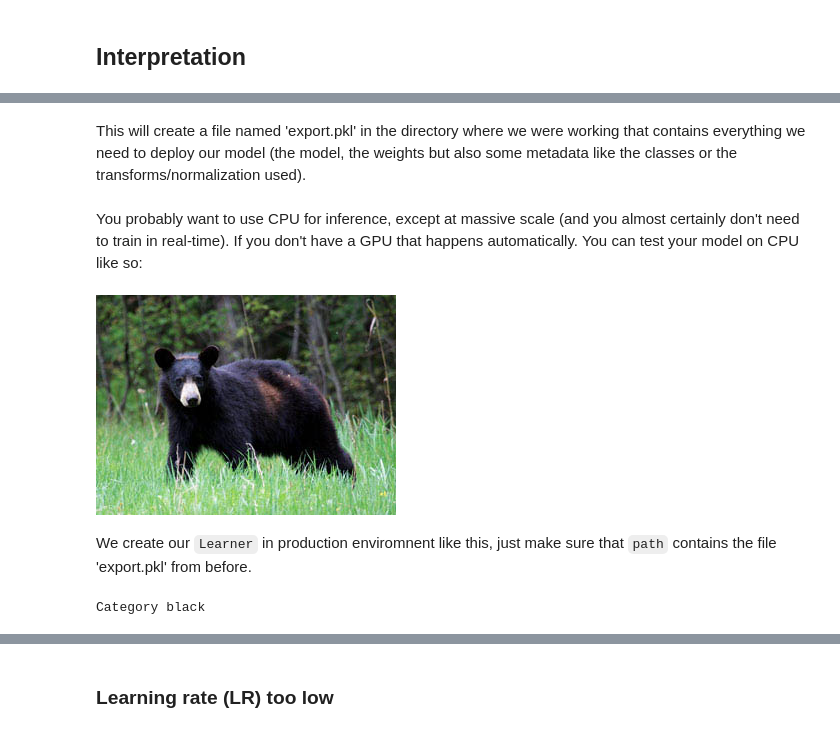
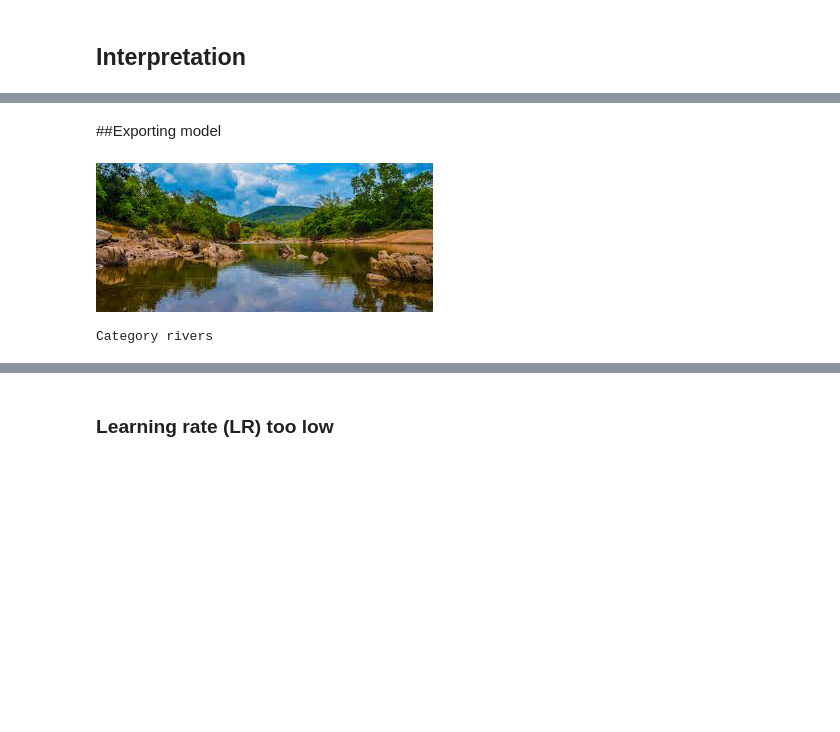
Before and after one commit to mal258/DeepLearningCMP258-1, a Jupyter notebook: homework1/HW1_parta_Lesson_2_nature_landscapes.ipynb, the cells around one changed output, grey strips where cells are left out. Saved outputs shown, nothing was run; the diff lists cells and outputs as text; code cells hidden in the pictures; blank space fills up the shorter version.

```diff
--- a/homework1/HW1_parta_Lesson_2_nature_landscapes.ipynb
+++ b/homework1/HW1_parta_Lesson_2_nature_landscapes.ipynb
@@ -216,22 +168,18 @@ First thing first, let's export the content of our `Learner` object for producti
+# %% [markdown]
+##Exporting model
 # %%
 learn.export()
-# %% [markdown]
-This will create a file named 'export.pkl' in the directory where we were working that contains everything we need to deploy our model (the model, the weights but also some metadata like the classes or the transforms/normalization used).
-# %% [markdown]
-You probably want to use CPU for inference, except at massive scale (and you almost certainly don't need to train in real-time). If you don't have a GPU that happens automatically. You can test your model on CPU like so:
 # %%
 defaults.device = torch.device('cpu')
 # %%
-img = open_image(path/'black'/'00000021.jpg')
+img = open_image(path/'rivers'/'00000005.jpg')
 img
 # %% [output]
-[figure, old version]
+[figure, new version]
-# %% [markdown]
-We create our `Learner` in production enviromnent like this, just make sure that `path` contains the file 'export.pkl' from before.
 # %%
 learn = load_learner(path)
 # %%
 pred_class,pred_idx,outputs = learn.predict(img)
 pred_class
 # %% [output]
-Category black
+Category rivers
```
Also changed, not shown: parts of 56 cells of this notebook, 1 other file.
